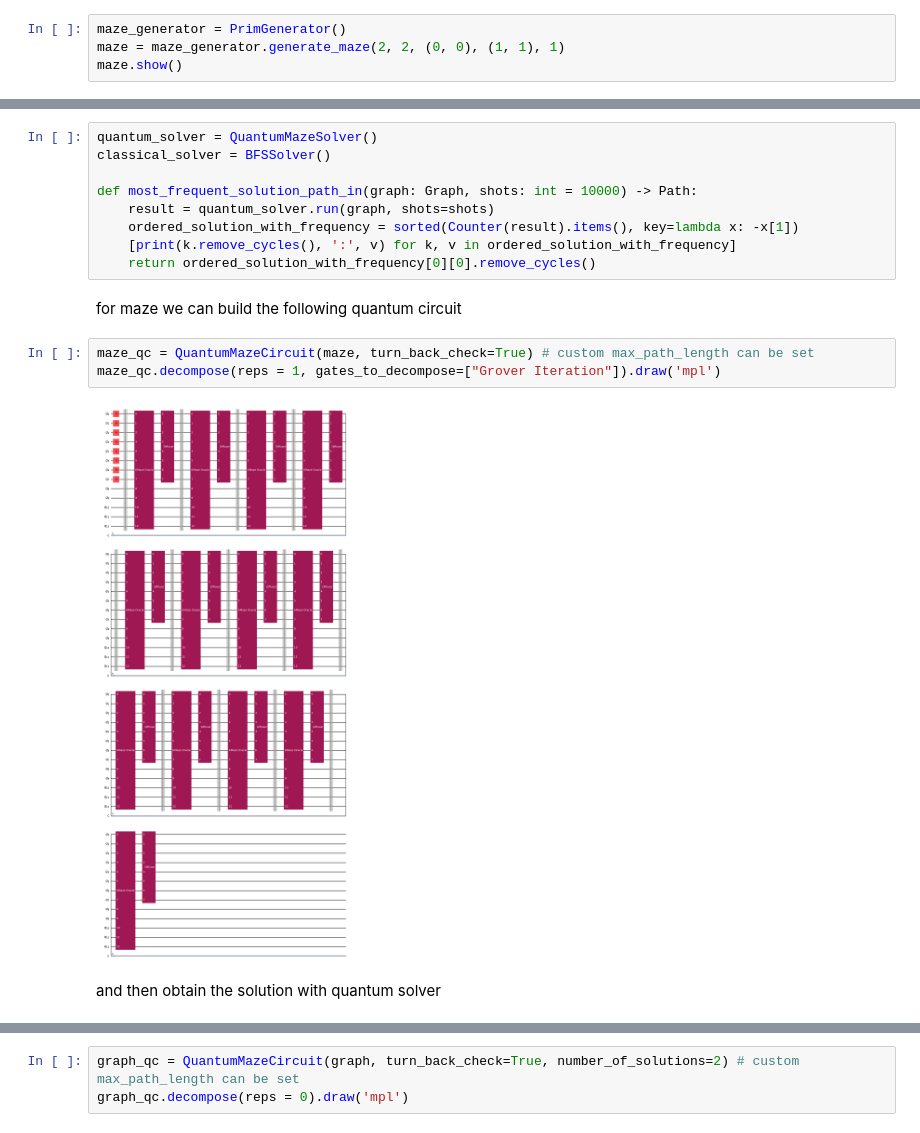
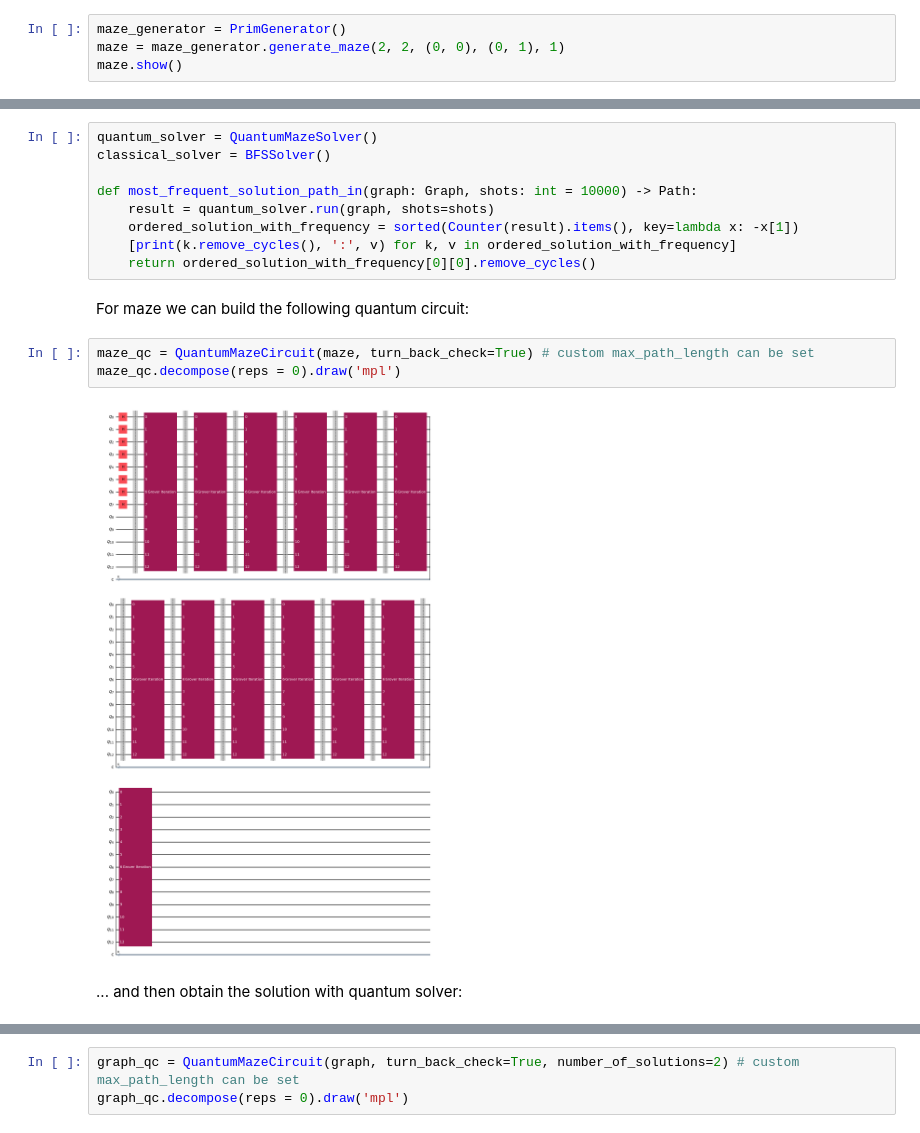
Before and after one commit to 1ngVG-QCCE/QuantumMazeSolver, a Jupyter notebook: maze_solver.ipynb, the cells around one changed output, grey strips where cells are left out. Saved outputs shown, nothing was run; the diff lists cells and outputs as text.

```diff
--- a/maze_solver.ipynb
+++ b/maze_solver.ipynb
@@ -16,6 +16,6 @@ We provide utilities for building mazes and graphs in general.
 For maze generation, we implement **Prim’s algorithm**, which produces *perfect mazes* with a uniform structure.
 # %%
 maze_generator = PrimGenerator()
-maze = maze_generator.generate_maze(2, 2, (0, 0), (1, 1), 1)
+maze = maze_generator.generate_maze(2, 2, (0, 0), (0, 1), 1)
 maze.show()
 # %% [output]
@@ -104,14 +104,14 @@ def most_frequent_solution_path_in(graph: Graph, shots: int = 10000) -> Path:
     [print(k.remove_cycles(), ':', v) for k, v in ordered_solution_with_frequency]
     return ordered_solution_with_frequency[0][0].remove_cycles()
 # %% [markdown]
-for maze we can build the following quantum circuit
+For maze we can build the following quantum circuit:
 # %%
 maze_qc = QuantumMazeCircuit(maze, turn_back_check=True) # custom max_path_length can be set
-maze_qc.decompose(reps = 1, gates_to_decompose=["Grover Iteration"]).draw('mpl')
+maze_qc.decompose(reps = 0).draw('mpl')
 # %% [output]
-[figure, old version]
+[figure, new version]
 # %% [markdown]
-and then obtain the solution with quantum solver
+... and then obtain the solution with quantum solver:
 # %%
 maze.show(most_frequent_solution_path_in(maze_qc))
 # %% [output]
```
Also changed, not shown: parts of 11 cells of this notebook.
